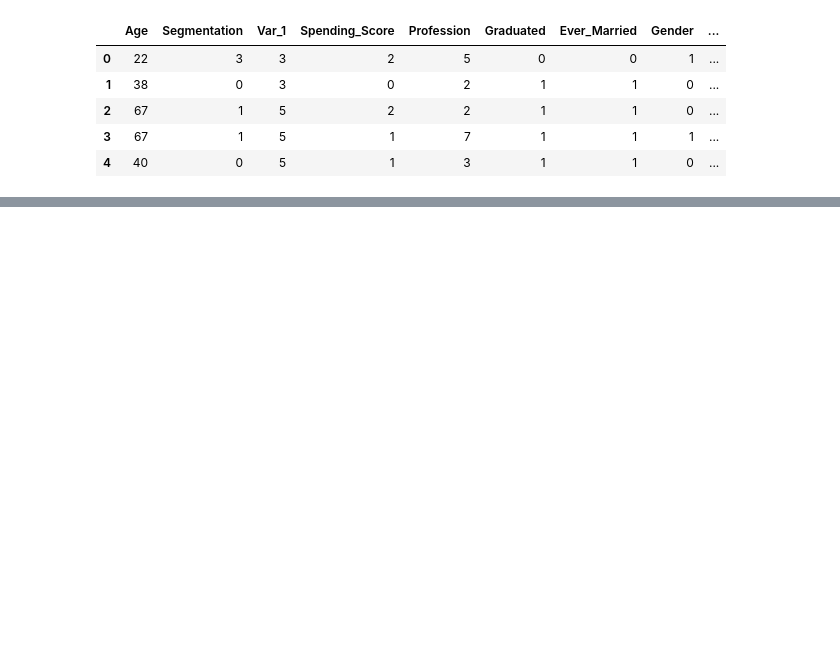
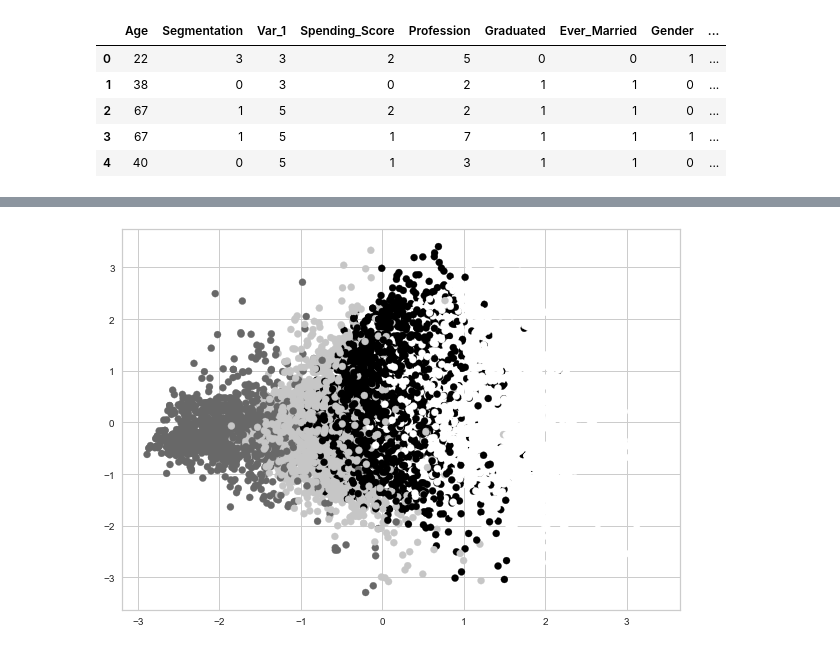
Before and after one commit to Mordyyy/Customer-Segmentation, a Jupyter notebook: Aroba18.ipynb, the cells around one changed output, grey strips where cells are left out. Cells and saved outputs as stored; diff of their text form; code cells hidden in the pictures; blank space fills up the shorter version.

Commit message:
added FAMD algorithm

```diff
--- a/Aroba18.ipynb
+++ b/Aroba18.ipynb
@@ -251,7 +234,7 @@ visualizer.poof()
 # %%
 from sklearn.metrics import silhouette_samples, silhouette_score
 
-kp = KPrototypes(n_init=10, n_clusters = 5)
+kp = KPrototypes(n_init=10, n_clusters = 4)
 y = kp.fit_predict(data, categorical=[1,2,3,4,5,6,7,8])
 score = silhouette_score(data, y)
 print(score)
@@ -260,7 +242,0 @@ print(score)
-# %%
-import pandas as pd
-import plotly.express as px
-from sklearn.decomposition import PCA
-
-model = KPrototypes(n_clusters=4,max_iter=5,verbose=1, n_init=5)
-y = model.fit_predict(data, categorical=[1,2,3,4,5,6,7,8])
@@ -285 +248,14 @@ Best run was number 3
+# %%
+data['Clusters'] = y
+import prince
+for col in categoricals:
+    data[col] = data[col].astype(str)
+famd = prince.FAMD(
+n_components=2,
+n_iter=3,
+copy=True,
+check_input=True,
+random_state=55)
+famd = famd.fit(data.drop('Clusters', axis='columns'))
+emb = famd.row_coordinates(data)
 # %%
@@ -287,0 +263,6 @@ Best run was number 3
+# %%
+fig = plt.figure(figsize=(10,7))
+plt.scatter(emb[0], emb[1], c=y.astype(float))
+plt.show()
+# %% [output]
+[figure, added]
```
Also changed, not shown: parts of 34 cells of this notebook.
